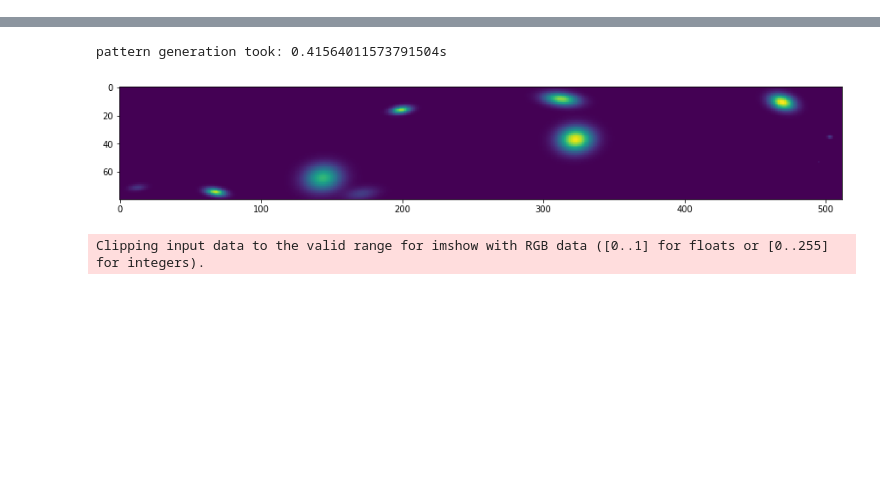
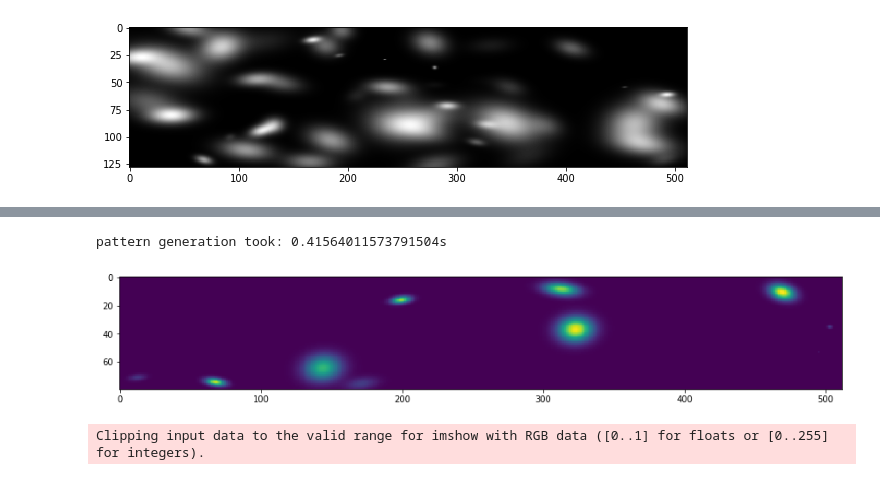
Before and after one commit to ShengCN/soft_shadow, a Jupyter notebook: pattern.ipynb, the cells around one changed output, grey strips where cells are left out. Cells and saved outputs as stored; diff of their text form; code cells hidden in the pictures; blank space fills up the shorter version.

```diff
--- a/pattern.ipynb
+++ b/pattern.ipynb
@@ -24,5 +21,22 @@ def show_random_pattern(pattern):
     plt.figure(figsize=(10,5))
     plt.imshow(pattern, cmap='gray')
     plt.show()
+# %%
+num, seed, size, scale = 50, 0, 0.1, 3.0
+gs = ig.Composite(operator=np.add,
+                            generators=[ig.Gaussian(
+                                        size=size*ng.UniformRandom(seed=seed+i+4),
+                                        scale=scale*(ng.UniformRandom(seed=seed+i+5)+1e-3),
+                                        x=ng.UniformRandom(seed=seed+i+1)-0.5,
+                                        y=((1.0-ng.UniformRandom(seed=seed+i+2) * 0.5) - 0.5),
+                                        aspect_ratio=0.7,
+                                        orientation=np.pi*ng.UniformRandom(seed=seed+i+3),
+                                        ) for i in range(num)],
+                                position=(0, 0),
+                                xdensity=512)
+ibl = gs()
+show_random_pattern(ibl[:128,:])
+# %% [output]
+[figure, added]
 # %%
 pattern_generator = random_pattern()
```
Also changed, not shown: parts of 2 cells of this notebook, 11 other files.
